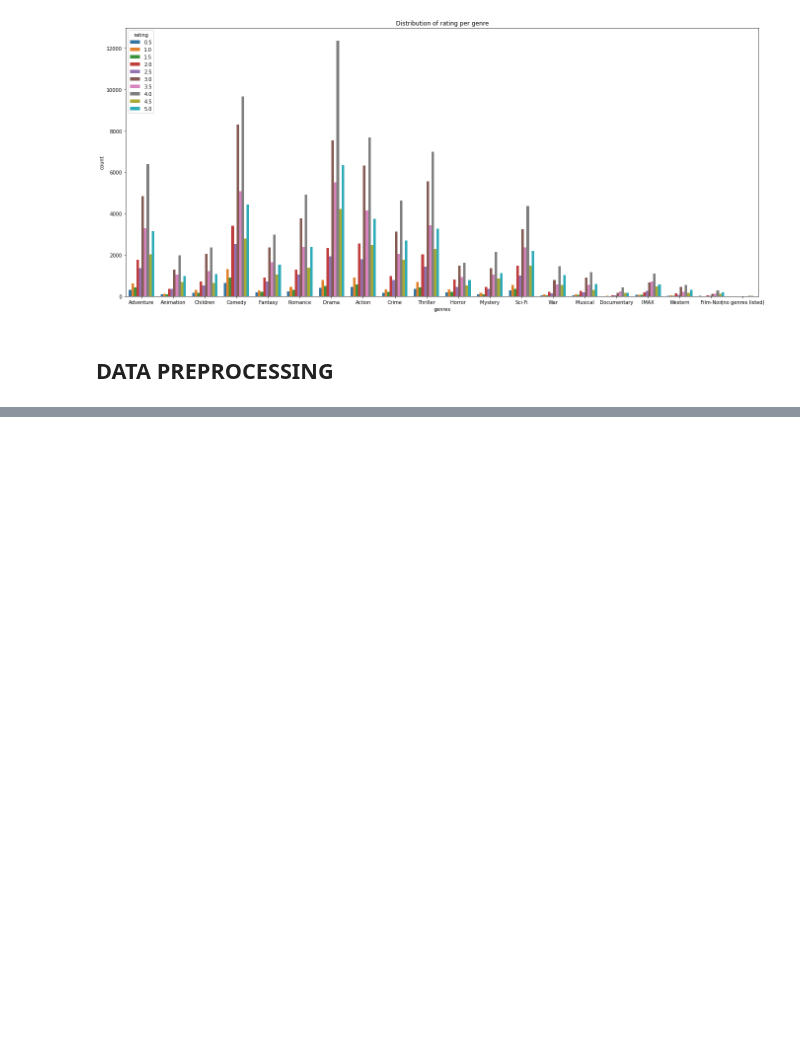
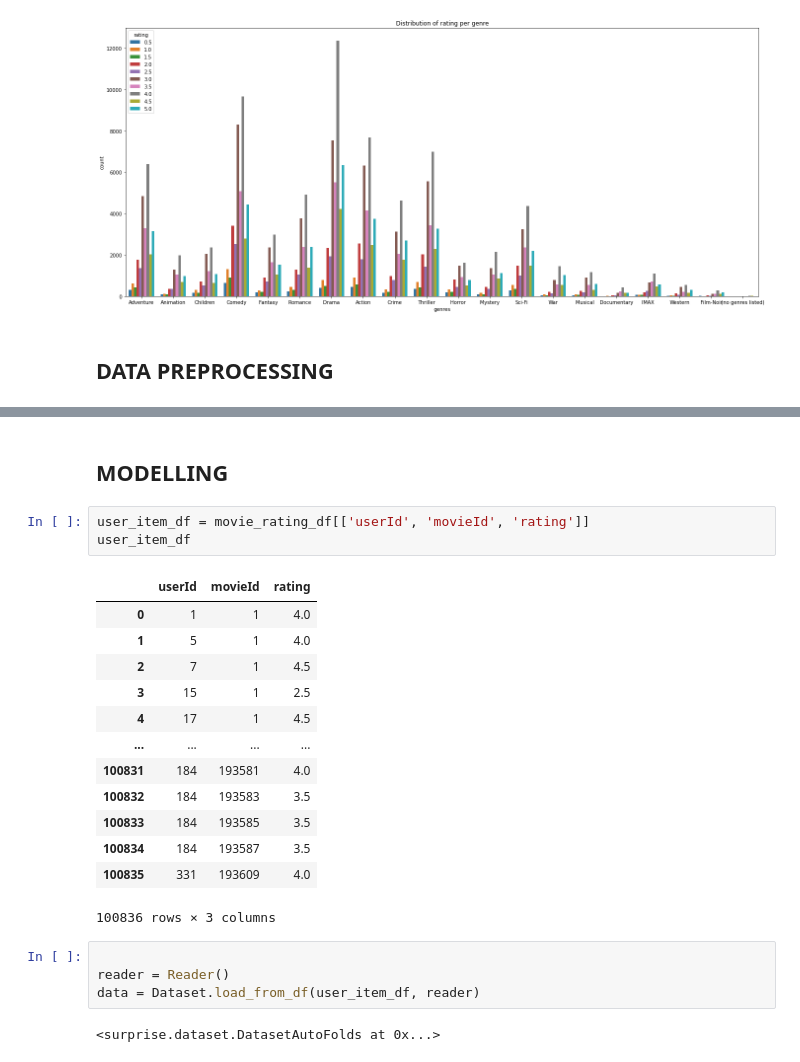
Before and after one commit to MwangiWambugu/Movie-Rec, a Jupyter notebook: index.ipynb, the cells around one changed output, grey strips where cells are left out. Cells and saved outputs as stored; diff of their text form; blank space fills up the shorter version.

```diff
--- a/index.ipynb
+++ b/index.ipynb
@@ -262,0 +283,25 @@ Add
+# %% [markdown]
+## MODELLING
+# %%
+user_item_df = movie_rating_df[['userId', 'movieId', 'rating']]
+user_item_df
+# %% [output]
+|  | userId | movieId | rating |
+| 0 | 1 | 1 | 4.0 |
+| 1 | 5 | 1 | 4.0 |
+| 2 | 7 | 1 | 4.5 |
+| 3 | 15 | 1 | 2.5 |
+| 4 | 17 | 1 | 4.5 |
+| ... | ... | ... | ... |
+| 100831 | 184 | 193581 | 4.0 |
+| 100832 | 184 | 193583 | 3.5 |
+| 100833 | 184 | 193585 | 3.5 |
+| 100834 | 184 | 193587 | 3.5 |
+| 100835 | 331 | 193609 | 4.0 |
+100836 rows × 3 columns
+# %%
+
+reader = Reader()
+data = Dataset.load_from_df(user_item_df, reader)
+# %% [output]
+<surprise.dataset.DatasetAutoFolds at 0x...>
```
Also changed, not shown: parts of 15 cells of this notebook.
